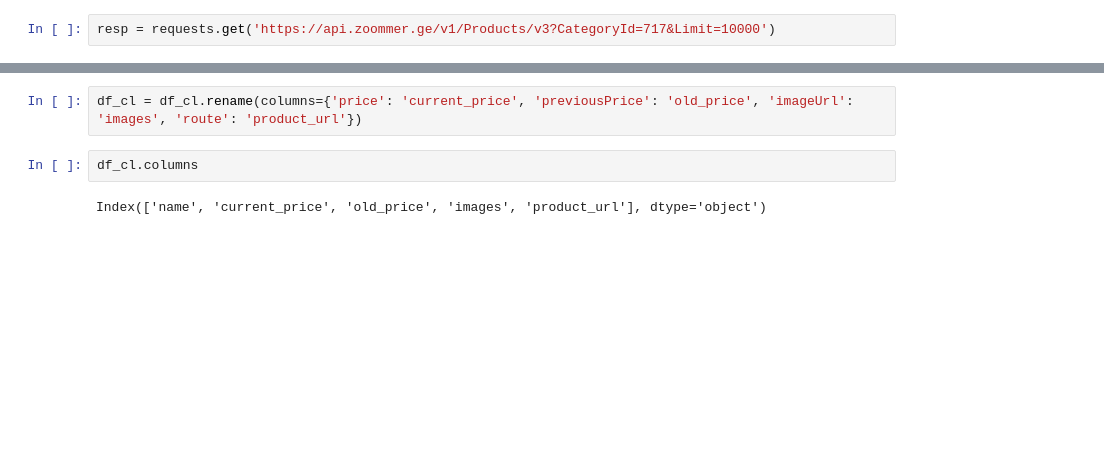
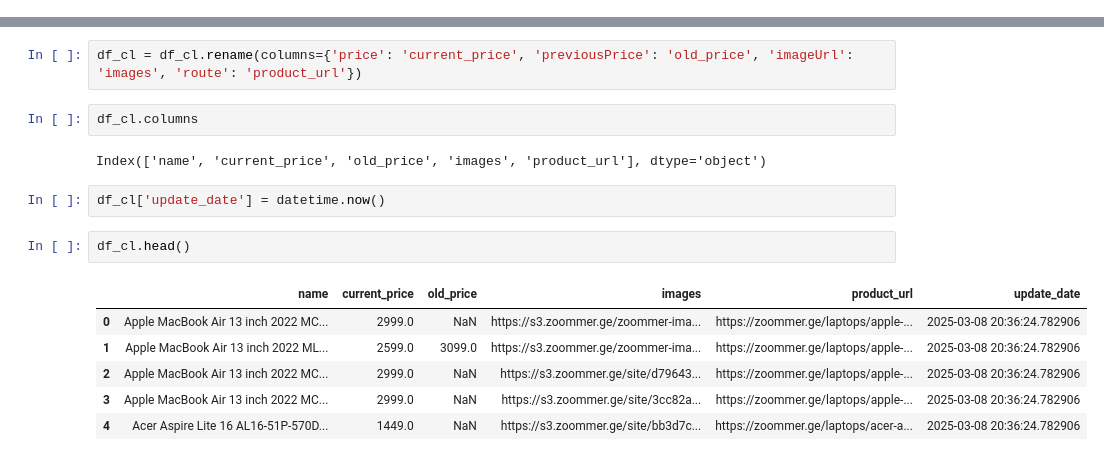
Before and after one commit to lagorg22/save_more, a Jupyter notebook: zoommer_categorized.ipynb, the cells around one changed output, grey strips where cells are left out. Cells and saved outputs as stored; diff of their text form; blank space fills up the shorter version.

Commit message:
filled db with zommer products, setup a workflow for gathering data

```diff
--- a/zoommer_categorized.ipynb
+++ b/zoommer_categorized.ipynb
@@ -74,8 +56,6 @@ categories_cleaned
  ('photo_video', 'action_cameras', 864),
  ('photo_video', 'photo_printers', 881),
  ('photo_video', 'smartphone_photography', 1151)]
-# %%
-resp = requests.get('https://api.zoommer.ge/v1/Products/v3?CategoryId=717&Limit=10000')
 # %%
 resp = resp.json()
 # %%
@@ -175,3 +138,14 @@ df_cl = df_cl.rename(columns={'price': 'current_price', 'previousPrice': 'old_pr
 df_cl.columns
 # %% [output]
 Index(['name', 'current_price', 'old_price', 'images', 'product_url'], dtype='object')
+# %%
+df_cl['update_date'] = datetime.now()
+# %%
+df_cl.head()
+# %% [output]
+|  | name | current_price | old_price | images | product_url | update_date |
+| 0 | Apple MacBook Air 13 inch 2022 MC... | 2999.0 | NaN | https://s3.zoommer.ge/zoommer-ima... | https://zoommer.ge/laptops/apple-... | 2025-03-08 20:36:24.782906 |
+| 1 | Apple MacBook Air 13 inch 2022 ML... | 2599.0 | 3099.0 | https://s3.zoommer.ge/zoommer-ima... | https://zoommer.ge/laptops/apple-... | 2025-03-08 20:36:24.782906 |
+| 2 | Apple MacBook Air 13 inch 2022 MC... | 2999.0 | NaN | https://s3.zoommer.ge/site/d79643... | https://zoommer.ge/laptops/apple-... | 2025-03-08 20:36:24.782906 |
+| 3 | Apple MacBook Air 13 inch 2022 MC... | 2999.0 | NaN | https://s3.zoommer.ge/site/3cc82a... | https://zoommer.ge/laptops/apple-... | 2025-03-08 20:36:24.782906 |
+| 4 | Acer Aspire Lite 16 AL16-51P-570D... | 1449.0 | NaN | https://s3.zoommer.ge/site/bb3d7c... | https://zoommer.ge/laptops/acer-a... | 2025-03-08 20:36:24.782906 |
```
Also changed, not shown: parts of 7 cells of this notebook.
